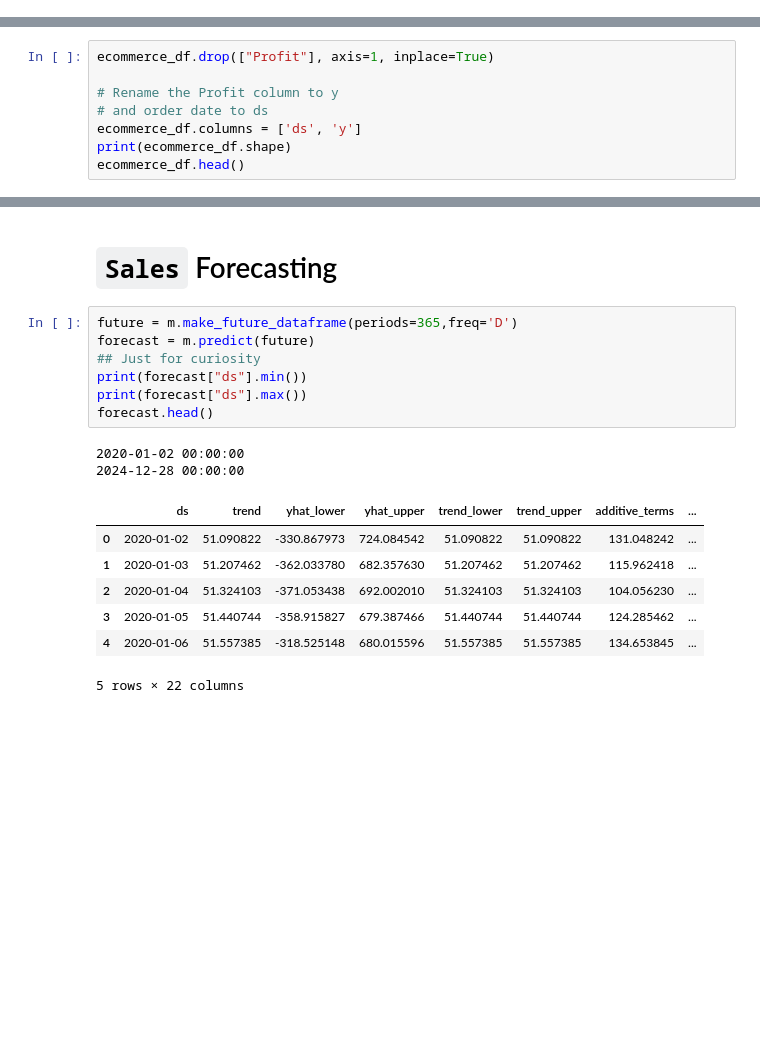
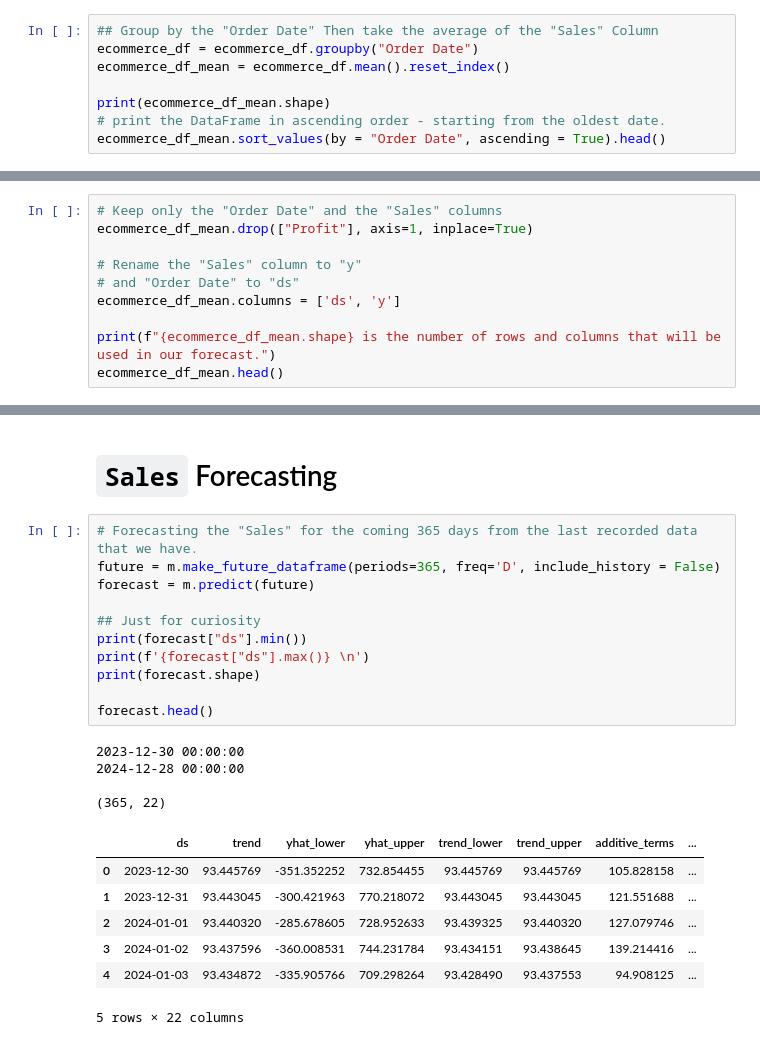
Before and after one commit to yoerisamwel/GWU-Project-4, a Jupyter notebook: Analysis/Sales_TimeSeries_Prediction_Prophet.ipynb, the cells around one changed output, grey strips where cells are left out. Cells and saved outputs as stored; diff of their text form; blank space fills up the shorter version.

```diff
--- a/Analysis/Sales_TimeSeries_Prediction_Prophet.ipynb
+++ b/Analysis/Sales_TimeSeries_Prediction_Prophet.ipynb
@@ -53,3 +56,11 @@ ecommerce_df.sort_values(by = "Order Date", ascending = False).head()
 | 1296 | 2023-12-29 | 13.904 | 4.5188 |
 | 1297 | 2023-12-29 | 20.720 | 6.4750 |
 | 645 | 2023-12-29 | 209.300 | 56.5110 |
+# %%
+## Group by the "Order Date" Then take the average of the "Sales" Column
+ecommerce_df = ecommerce_df.groupby("Order Date")
+ecommerce_df_mean = ecommerce_df.mean().reset_index()
+
+print(ecommerce_df_mean.shape)
+# print the DataFrame in ascending order - starting from the oldest date.
+ecommerce_df_mean.sort_values(by = "Order Date", ascending = True).head()
@@ -56,11 +75,13 @@ ecommerce_df.sort_values(by = "Order Date", ascending = False).head()
 # %% [markdown]
 ### Predicting the `Sales`
 # %%
-ecommerce_df.drop(["Profit"], axis=1, inplace=True)
+# Keep only the "Order Date" and the "Sales" columns
+ecommerce_df_mean.drop(["Profit"], axis=1, inplace=True)
 
-# Rename the Profit column to y
-# and order date to ds
-ecommerce_df.columns = ['ds', 'y']
-print(ecommerce_df.shape)
-ecommerce_df.head()
+# Rename the "Sales" column to "y"
+# and "Order Date" to "ds"
+ecommerce_df_mean.columns = ['ds', 'y']
+
+print(f"{ecommerce_df_mean.shape} is the number of rows and columns that will be used in our forecast.")
+ecommerce_df_mean.head()
 # %% [output]
@@ -105,21 +111,27 @@ model = m.fit(ecommerce_df_mean)
 # %% [markdown]
 # `Sales` Forecasting
 # %%
-future = m.make_future_dataframe(periods=365,freq='D')
+# Forecasting the "Sales" for the coming 365 days from the last recorded data that we have.
+future = m.make_future_dataframe(periods=365, freq='D', include_history = False)
 forecast = m.predict(future)
+
 ## Just for curiosity
 print(forecast["ds"].min())
-print(forecast["ds"].max())
+print(f'{forecast["ds"].max()} \n')
+print(forecast.shape)
+
 forecast.head()
 # %% [output]
-2020-01-02 00:00:00
+2023-12-30 00:00:00
 2024-12-28 00:00:00
+
+(365, 22)
 |  | ds | trend | yhat_lower | yhat_upper | trend_lower | trend_upper | additive_terms | ... |
-| 0 | 2020-01-02 | 51.090822 | -330.867973 | 724.084542 | 51.090822 | 51.090822 | 131.048242 | ... |
-| 1 | 2020-01-03 | 51.207462 | -362.033780 | 682.357630 | 51.207462 | 51.207462 | 115.962418 | ... |
-| 2 | 2020-01-04 | 51.324103 | -371.053438 | 692.002010 | 51.324103 | 51.324103 | 104.056230 | ... |
-| 3 | 2020-01-05 | 51.440744 | -358.915827 | 679.387466 | 51.440744 | 51.440744 | 124.285462 | ... |
-| 4 | 2020-01-06 | 51.557385 | -318.525148 | 680.015596 | 51.557385 | 51.557385 | 134.653845 | ... |
+| 0 | 2023-12-30 | 93.445769 | -351.352252 | 732.854455 | 93.445769 | 93.445769 | 105.828158 | ... |
+| 1 | 2023-12-31 | 93.443045 | -300.421963 | 770.218072 | 93.443045 | 93.443045 | 121.551688 | ... |
+| 2 | 2024-01-01 | 93.440320 | -285.678605 | 728.952633 | 93.439325 | 93.440320 | 127.079746 | ... |
+| 3 | 2024-01-02 | 93.437596 | -360.008531 | 744.231784 | 93.434151 | 93.438645 | 139.214416 | ... |
+| 4 | 2024-01-03 | 93.434872 | -335.905766 | 709.298264 | 93.428490 | 93.437553 | 94.908125 | ... |
 5 rows × 22 columns
 # %%
 plot1 = m.plot(forecast)
```
Also changed, not shown: parts of 8 cells of this notebook, 1 other file.
